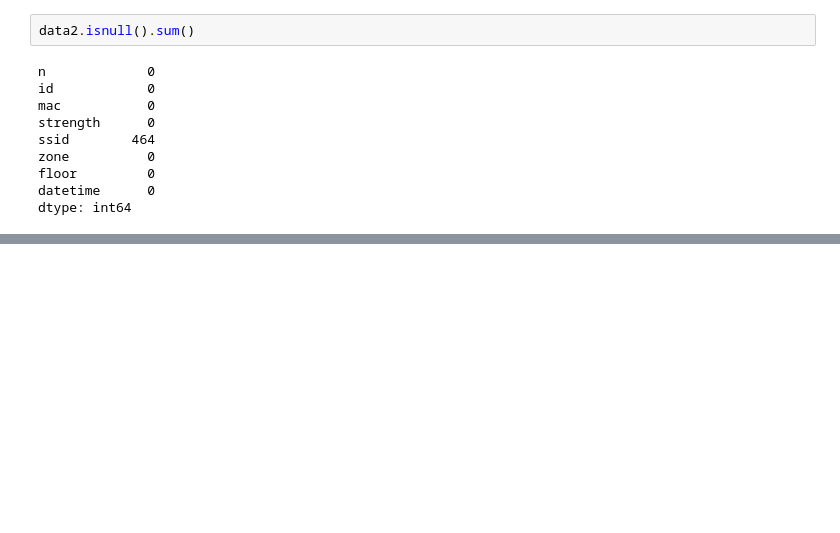
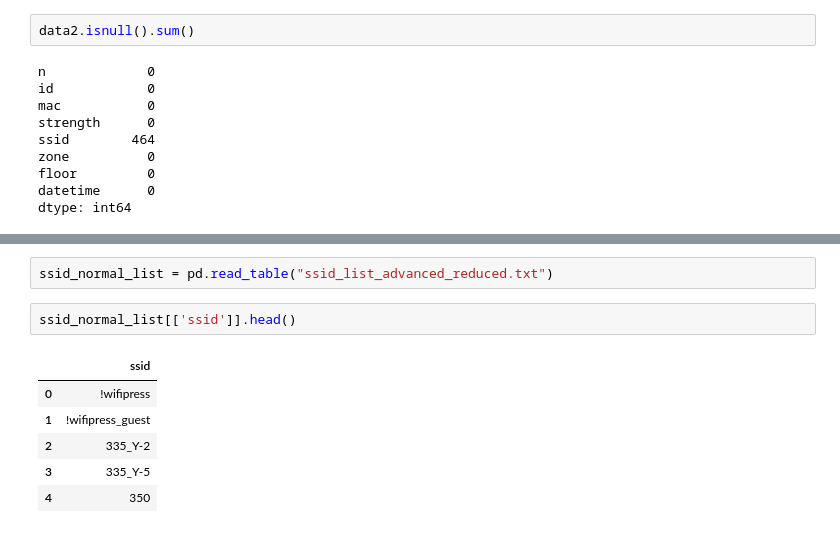
Before and after one commit to kek-sick/VKRB, a Jupyter notebook: data_set/Untitled.ipynb, the cells around one changed output, grey strips where cells are left out. Drawn from its saved outputs; the diff is of its cells as text; blank space fills up the shorter version.

```diff
--- a/data_set/Untitled.ipynb
+++ b/data_set/Untitled.ipynb
@@ -165,0 +256,11 @@ dtype: int64
+# %%
+ssid_normal_list = pd.read_table("ssid_list_advanced_reduced.txt")
+# %%
+ssid_normal_list[['ssid']].head()
+# %% [output]
+|  | ssid |
+| 0 | !wifipress |
+| 1 | !wifipress_guest |
+| 2 | 335_Y-2 |
+| 3 | 335_Y-5 |
+| 4 | 350 |
```
Also changed, not shown: parts of 8 cells of this notebook, 4 other files.
